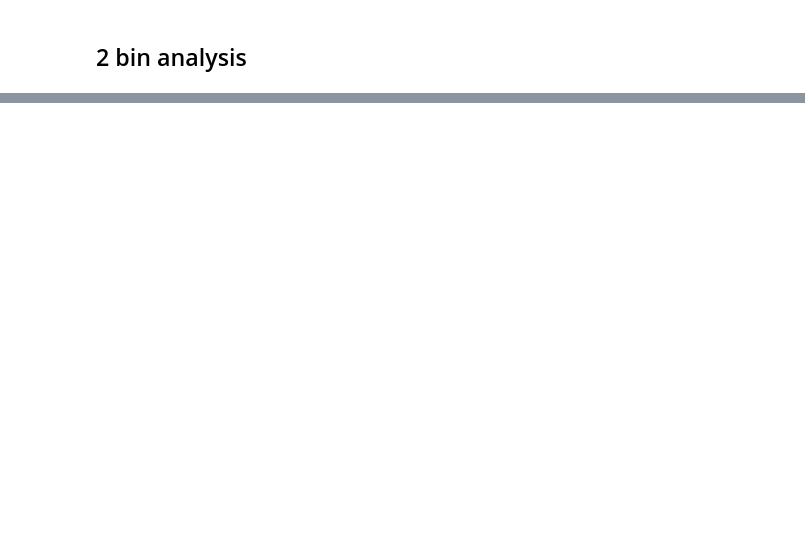
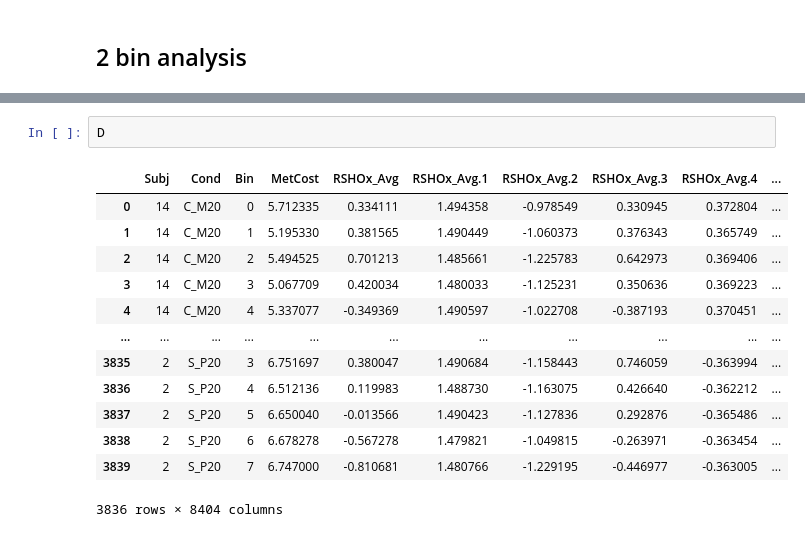
Before and after one commit to peruvianox/WEAV-AI, a Jupyter notebook: WEAV_Proof_of_Concept.ipynb, the cells around one changed output, grey strips where cells are left out. Cells and saved outputs as stored; diff of their text form; blank space fills up the shorter version.

```diff
--- a/WEAV_Proof_of_Concept.ipynb
+++ b/WEAV_Proof_of_Concept.ipynb
@@ -2266,0 +1918,16 @@ del DF_Full_2
+# %%
+D
+# %% [output]
+|  | Subj | Cond | Bin | MetCost | RSHOx_Avg | RSHOx_Avg.1 | RSHOx_Avg.2 | RSHOx_Avg.3 | RSHOx_Avg.4 | ... |
+| 0 | 14 | C_M20 | 0 | 5.712335 | 0.334111 | 1.494358 | -0.978549 | 0.330945 | 0.372804 | ... |
+| 1 | 14 | C_M20 | 1 | 5.195330 | 0.381565 | 1.490449 | -1.060373 | 0.376343 | 0.365749 | ... |
+| 2 | 14 | C_M20 | 2 | 5.494525 | 0.701213 | 1.485661 | -1.225783 | 0.642973 | 0.369406 | ... |
+| 3 | 14 | C_M20 | 3 | 5.067709 | 0.420034 | 1.480033 | -1.125231 | 0.350636 | 0.369223 | ... |
+| 4 | 14 | C_M20 | 4 | 5.337077 | -0.349369 | 1.490597 | -1.022708 | -0.387193 | 0.370451 | ... |
+| ... | ... | ... | ... | ... | ... | ... | ... | ... | ... | ... |
+| 3835 | 2 | S_P20 | 3 | 6.751697 | 0.380047 | 1.490684 | -1.158443 | 0.746059 | -0.363994 | ... |
+| 3836 | 2 | S_P20 | 4 | 6.512136 | 0.119983 | 1.488730 | -1.163075 | 0.426640 | -0.362212 | ... |
+| 3837 | 2 | S_P20 | 5 | 6.650040 | -0.013566 | 1.490423 | -1.127836 | 0.292876 | -0.365486 | ... |
+| 3838 | 2 | S_P20 | 6 | 6.678278 | -0.567278 | 1.479821 | -1.049815 | -0.263971 | -0.363454 | ... |
+| 3839 | 2 | S_P20 | 7 | 6.747000 | -0.810681 | 1.480766 | -1.229195 | -0.446977 | -0.363005 | ... |
+3836 rows × 8404 columns
```
Also changed, not shown: parts of 54 cells of this notebook.
